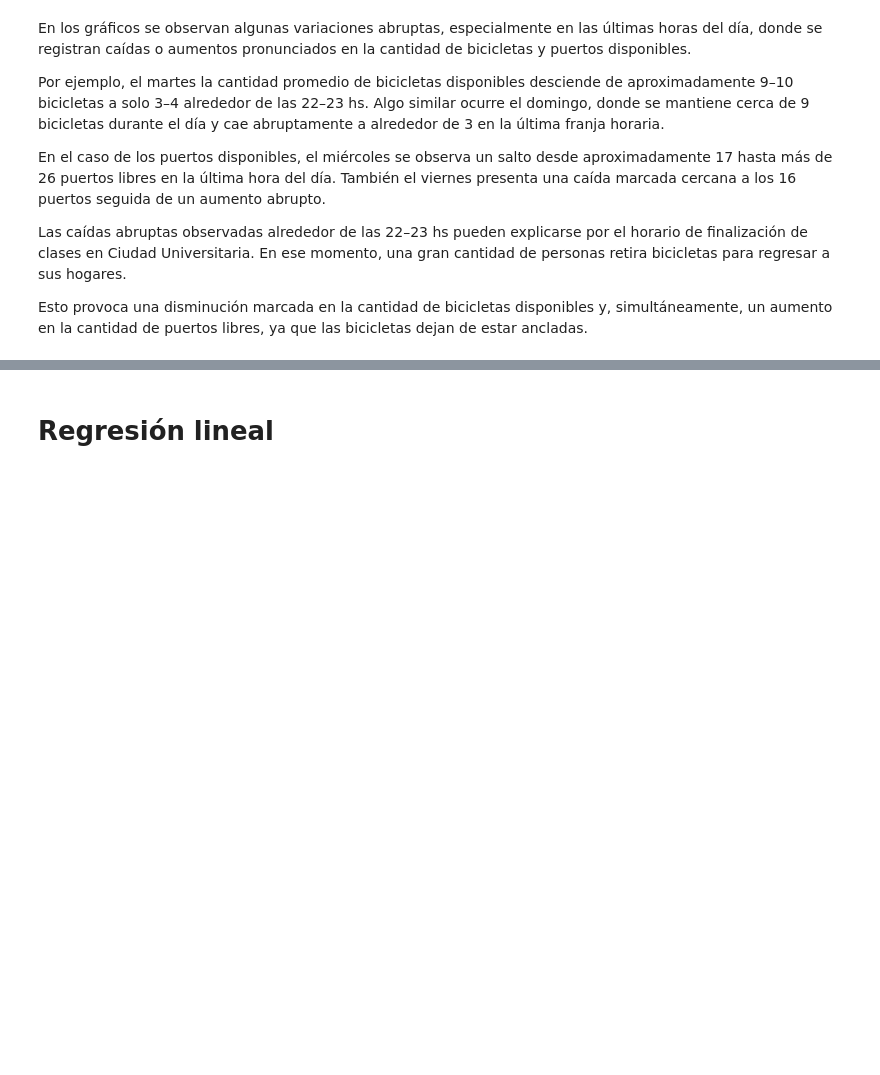
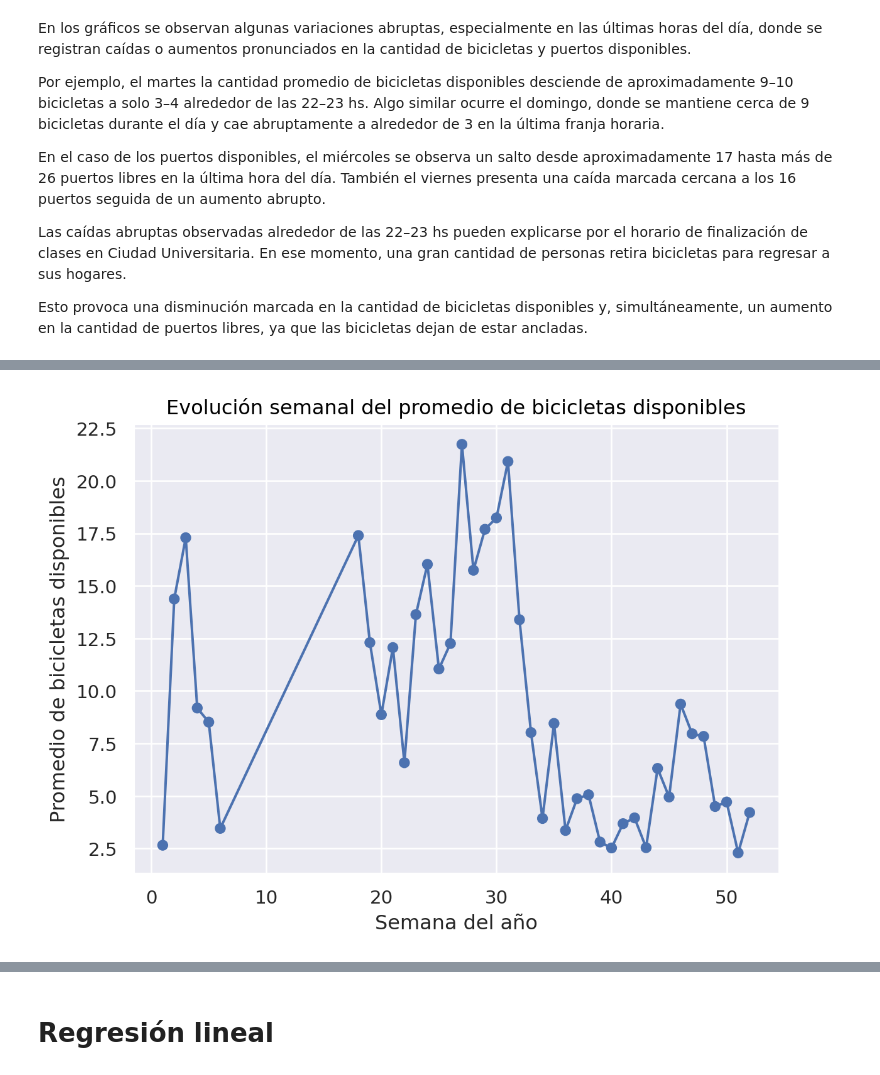
Before and after one commit to davidpalacio1/TP-1-LDD, a Jupyter notebook: TP_bicis.ipynb, the cells around one changed output, grey strips where cells are left out. Saved outputs shown, nothing was run; the diff lists cells and outputs as text; code cells hidden in the pictures; blank space fills up the shorter version.

```diff
--- a/TP_bicis.ipynb
+++ b/TP_bicis.ipynb
@@ -687,0 +532,36 @@ bicis_y_clima[(bicis_y_clima["tmax"]>30) & (bicis_y_clima["dia_semana"].isin(["S
+# %%
+datos_agrupados["semana"] = datos_agrupados["fecha"].dt.isocalendar().week
+
+# Para analizar el uso semanal de las bicis necesitamos identificar a qué semana pertenece cada fecha. Como la variable fecha ya está en formato datetime (la transformación se usó en Análisis Descriptivo),
+# utilizamos el método .dt.isocalendar().week para extraer el número de semana correspondiente a cada observación.
+# Busqué y hace parte de lo que se había usado en la conversión de fecha a date time.
+# Utilizamos las herramientas de manipulación de fechas que ofrece pandas para poder agrupar los datos temporalmente.
+# %%
+# Para el uso semanal, con el promedio de cantidad de bicis disponibles:
+
+uso_semanal = (
+    datos_agrupados
+    .groupby("semana", as_index=False)
+    .agg({
+        "cantidad_bicis_disponibles": "mean"
+    })
+)
+# %%
+# Graficamos el uso semanal:
+
+(
+    so.Plot(
+        uso_semanal,
+        x="semana",
+        y="cantidad_bicis_disponibles"
+    )
+    .add(so.Line())
+    .add(so.Dot())
+    .label(
+        x="Semana del año",
+        y="Promedio de bicicletas disponibles",
+        title="Evolución semanal del promedio de bicicletas disponibles"
+    )
+)
+# %% [output]
+[figure, added]
```
Also changed, not shown: parts of 81 cells of this notebook.
